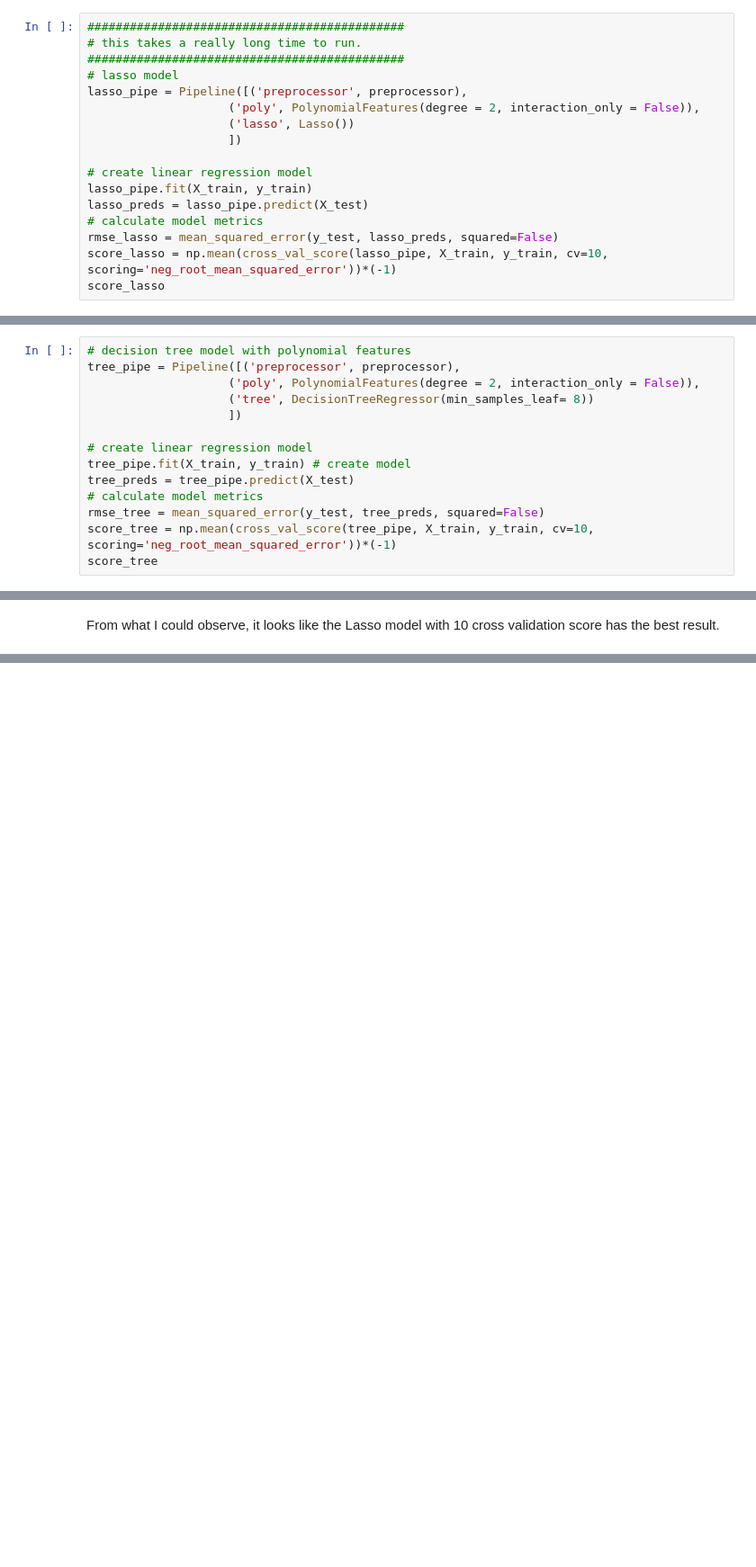
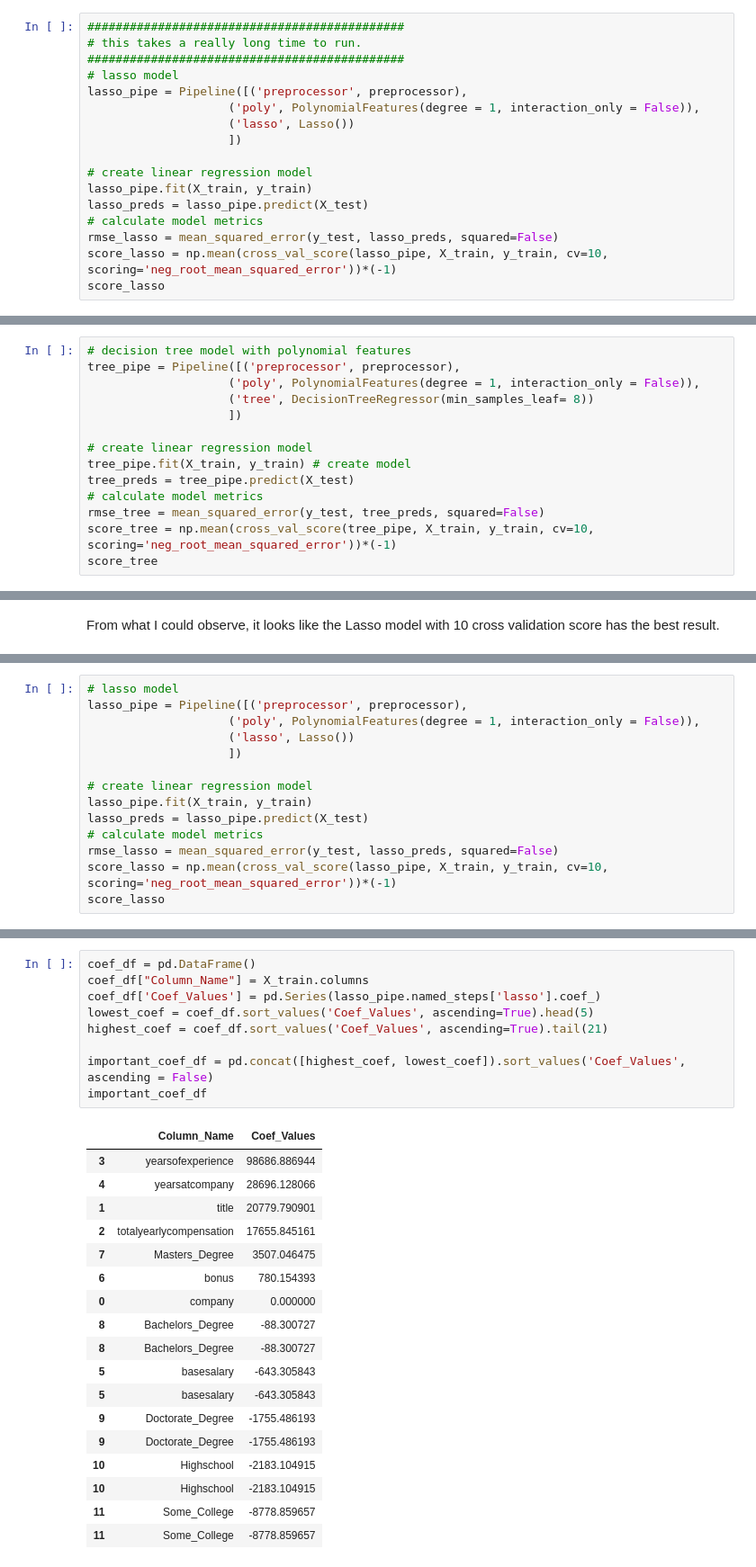
Before and after one commit to mimanjh/426_final, a Jupyter notebook: final.ipynb, the cells around one changed output, grey strips where cells are left out. Shown: that part at 90% size. Cells and saved outputs as stored; diff of their text form; blank space fills up the shorter version.

```diff
--- a/final.ipynb
+++ b/final.ipynb
@@ -340,7 +340,7 @@ score_knn
 #############################################
 # lasso model
 lasso_pipe = Pipeline([('preprocessor', preprocessor),
-                    ('poly', PolynomialFeatures(degree = 2, interaction_only = False)),
+                    ('poly', PolynomialFeatures(degree = 1, interaction_only = False)),
                     ('lasso', Lasso())
                     ])
 
@@ -356,7 +356,7 @@ score_lasso
 # %%
 # decision tree model with polynomial features
 tree_pipe = Pipeline([('preprocessor', preprocessor),
-                    ('poly', PolynomialFeatures(degree = 2, interaction_only = False)),
+                    ('poly', PolynomialFeatures(degree = 1, interaction_only = False)),
                     ('tree', DecisionTreeRegressor(min_samples_leaf= 8))
                     ])
 
@@ -501,0 +551,14 @@ From what I could observe, it looks like the Lasso model with 10 cross validatio
+# %%
+# lasso model
+lasso_pipe = Pipeline([('preprocessor', preprocessor),
+                    ('poly', PolynomialFeatures(degree = 1, interaction_only = False)),
+                    ('lasso', Lasso())
+                    ])
+
+# create linear regression model
+lasso_pipe.fit(X_train, y_train)
+lasso_preds = lasso_pipe.predict(X_test)
+# calculate model metrics
+rmse_lasso = mean_squared_error(y_test, lasso_preds, squared=False)
+score_lasso = np.mean(cross_val_score(lasso_pipe, X_train, y_train, cv=10, scoring='neg_root_mean_squared_error'))*(-1)
+score_lasso
@@ -501,0 +573,28 @@ From what I could observe, it looks like the Lasso model with 10 cross validatio
+# %%
+coef_df = pd.DataFrame()
+coef_df["Column_Name"] = X_train.columns
+coef_df['Coef_Values'] = pd.Series(lasso_pipe.named_steps['lasso'].coef_)
+lowest_coef = coef_df.sort_values('Coef_Values', ascending=True).head(5)
+highest_coef = coef_df.sort_values('Coef_Values', ascending=True).tail(21)
+
+important_coef_df = pd.concat([highest_coef, lowest_coef]).sort_values('Coef_Values', ascending = False)
+important_coef_df
+# %% [output]
+|  | Column_Name | Coef_Values |
+| 3 | yearsofexperience | 98686.886944 |
+| 4 | yearsatcompany | 28696.128066 |
+| 1 | title | 20779.790901 |
+| 2 | totalyearlycompensation | 17655.845161 |
+| 7 | Masters_Degree | 3507.046475 |
+| 6 | bonus | 780.154393 |
+| 0 | company | 0.000000 |
+| 8 | Bachelors_Degree | -88.300727 |
+| 8 | Bachelors_Degree | -88.300727 |
+| 5 | basesalary | -643.305843 |
+| 5 | basesalary | -643.305843 |
+| 9 | Doctorate_Degree | -1755.486193 |
+| 9 | Doctorate_Degree | -1755.486193 |
+| 10 | Highschool | -2183.104915 |
+| 10 | Highschool | -2183.104915 |
+| 11 | Some_College | -8778.859657 |
+| 11 | Some_College | -8778.859657 |
```
Also changed, not shown: parts of 16 cells of this notebook.
